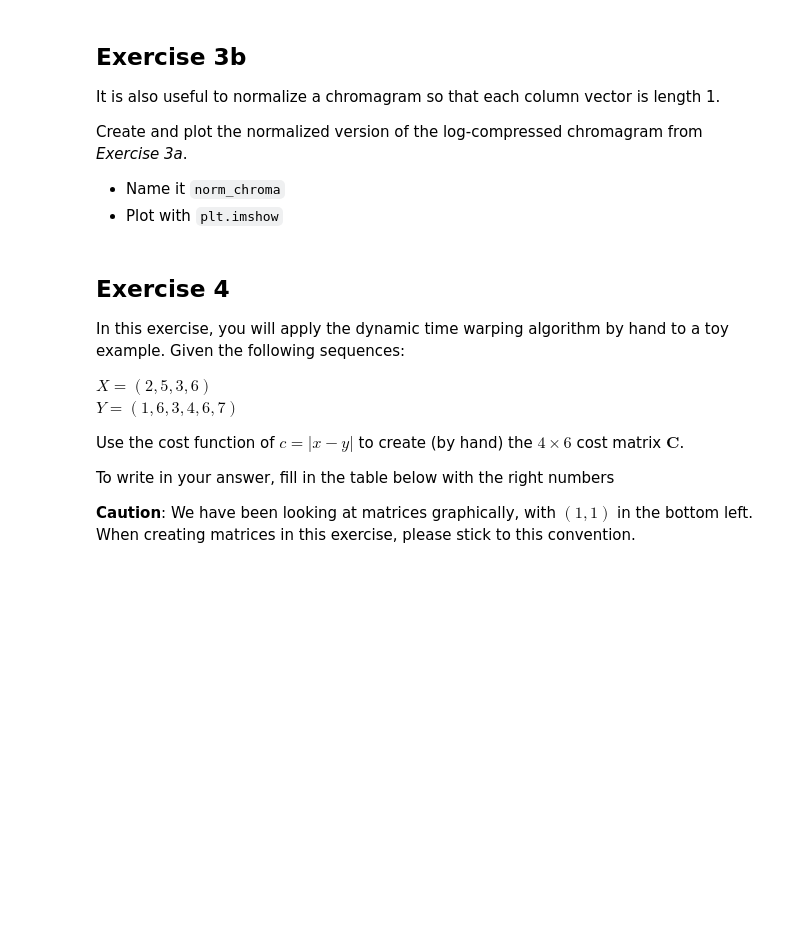
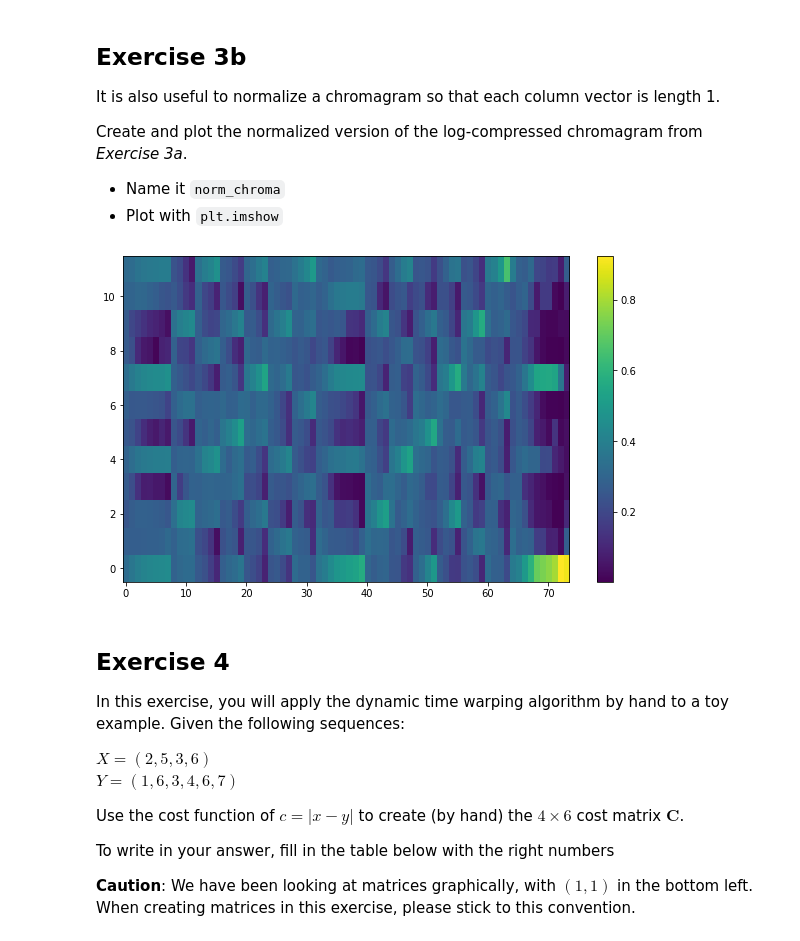
Before and after one commit to jmftrindade/digital_music_processing, a Jupyter notebook: 4_chroma/pset4.ipynb, the cells around one changed output. Saved outputs shown, nothing was run; the diff lists cells and outputs as text; code cells hidden in the pictures; blank space fills up the shorter version.

```diff
--- a/4_chroma/pset4.ipynb
+++ b/4_chroma/pset4.ipynb
@@ -190,3 +199,20 @@ norm_chroma = None
+# %%
+def normalize(v):
+    L2 = np.linalg.norm(v, axis=0)
+    return v/L2
+
+norm_chroma = normalize(log_chroma)
+
+plt.imshow(norm_chroma, origin='lower', aspect='auto')
+plt.colorbar()
+plt.show()
+
+# vs fmp
+# chroma = fmp.make_chromagram(snd1, fs, N, N // 2, normalize=True, gamma=10)
+# plt.imshow(chroma, origin='lower', aspect='auto')
+# plt.show()
+# %% [output]
+[figure, added]
 # %% [markdown]
 ## Exercise 4
 
```
Also changed, not shown: parts of 5 cells of this notebook.
